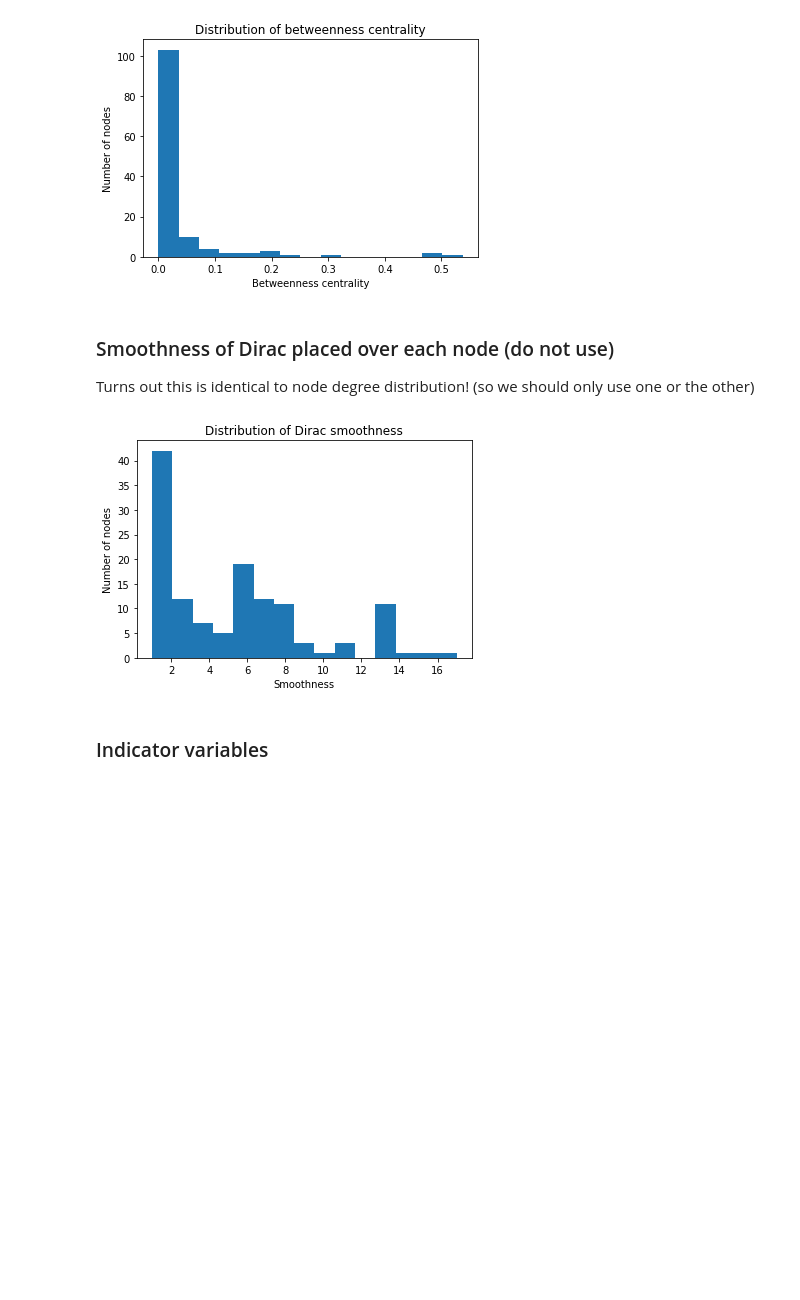
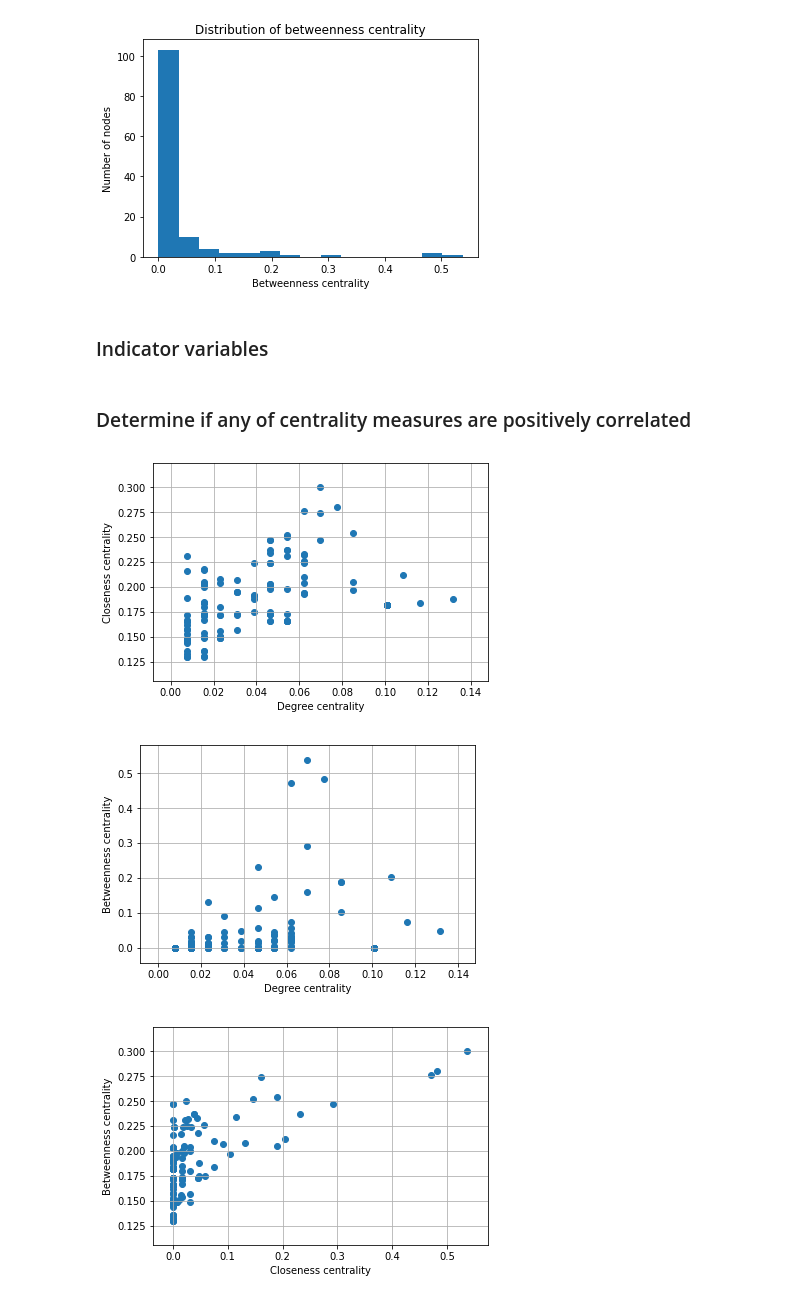
Before and after one commit to Kakavand/EPFL-antiterrorAssignment, a Jupyter notebook: project/give_names_tonodes.ipynb, the cells around one changed output. Drawn from its saved outputs; the diff is of its cells as text; code cells hidden in the pictures; blank space fills up the shorter version.

```diff
--- a/project/give_names_tonodes.ipynb
+++ b/project/give_names_tonodes.ipynb
@@ -173,30 +368,6 @@ plt.title("Distribution of betweenness centrality")
 plt.show()
 # %% [output]
 [figure]
-# %% [markdown]
-### Smoothness of Dirac placed over each node (do not use)
-Turns out this is identical to node degree distribution! (so we should only use one or the other)
-# %%
-# Compute Laplacian
-D = np.diag(largest_cc_inv.sum(axis=1))
-L = D - largest_cc_inv
-
-smoothness = np.empty(largest_cc_inv.shape[0])
-for n in range(largest_cc_inv.shape[0]):
-    # define dirac impulse
-    dirac = np.zeros(largest_cc_inv.shape[0])
-    dirac[n] = 1
-
-    # compute smoothness using Laplacian; smaller means more smooth
-    smoothness[n] = dirac.T @ L @ dirac
-
-plt.hist(smoothness, bins=15)
-plt.xlabel("Smoothness")
-plt.ylabel("Number of nodes")
-plt.title("Distribution of Dirac smoothness")
-plt.show()
-# %% [output]
-[figure, removed]
 # %% [markdown]
 ### Indicator variables
 # %%
@@ -218,0 +390,24 @@ ind_cont[nodes_cont] = 1
+# %% [markdown]
+### Determine if any of centrality measures are positively correlated
+# %%
+# Note that only betweenness and closeness centralities are (relatively) positively correlated
+plt.scatter(degrees, closeness)
+plt.xlabel("Degree centrality")
+plt.ylabel("Closeness centrality")
+plt.grid()
+
+plt.figure()
+plt.scatter(degrees, between)
+plt.xlabel("Degree centrality")
+plt.ylabel("Betweenness centrality")
+plt.grid()
+
+plt.figure()
+plt.scatter(between, closeness)
+plt.xlabel("Closeness centrality")
+plt.ylabel("Betweenness centrality")
+plt.grid()
+# %% [output]
+[figure, added]
+[figure, added]
+[figure, added]
```
Also changed, not shown: parts of 12 cells of this notebook, 1 other file.
